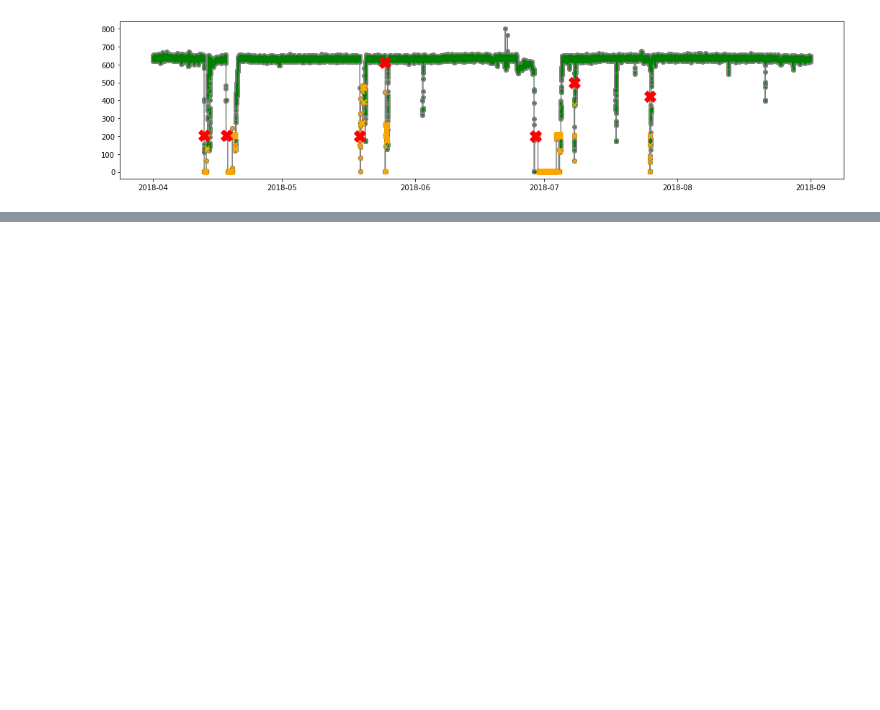
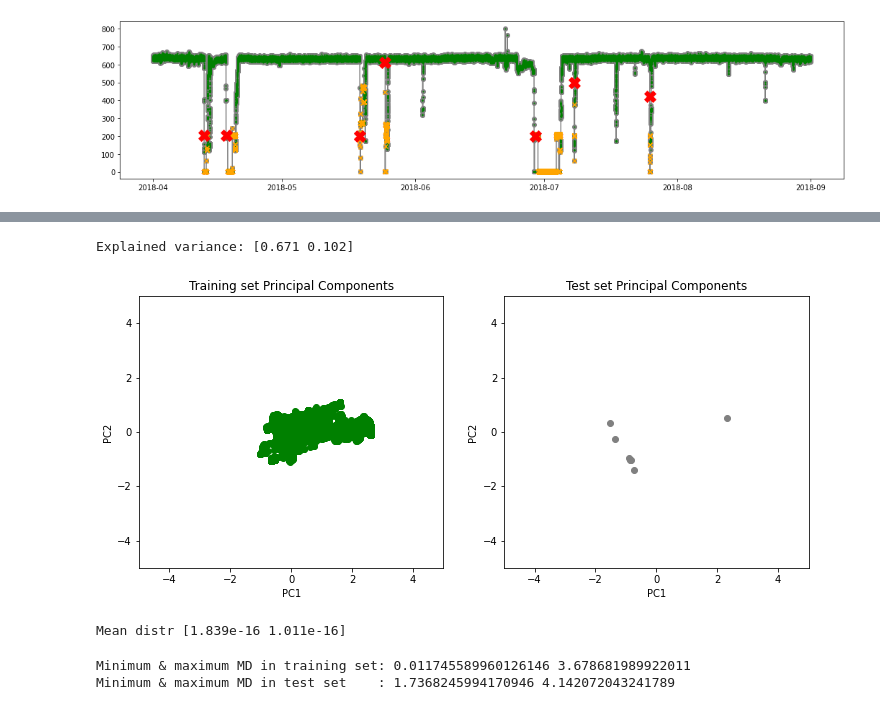
Before and after one commit to 3minuterecord/predictiveMaintenancePortfolio, a Jupyter notebook: Pump Sensor Data.ipynb, the cells around one changed output, grey strips where cells are left out. Saved outputs shown, nothing was run; the diff lists cells and outputs as text; code cells hidden in the pictures; blank space fills up the shorter version.

```diff
--- a/Pump Sensor Data.ipynb
+++ b/Pump Sensor Data.ipynb
@@ -123,0 +152,9 @@ df_scaled.describe()
+# %%
+# Prepare data for PCA
+df_pca = df_norm.drop(['machine_status', 'timestamp'], axis = 1)
+df_test = df_brok.drop(['machine_status', 'timestamp'], axis = 1)
+# %%
+scaler = preprocessing.MinMaxScaler()
+df_scaled = pd.DataFrame(scaler.fit_transform(df_pca), columns = df_pca.columns, index = df_pca.index)
+df_scaled_test = pd.DataFrame(scaler.fit_transform(df_test), columns = df_test.columns, index = df_test.index)
+df_scaled.describe()
@@ -124,6 +172,9 @@ df_scaled.describe()
+# %%
+df_train = df_scaled
+df_test = df_scaled_test
 # %%
 # Define the PCA model (all compoments)
-n_comps = 5 # How many dimensions you want to reduce to
+n_comps = 2 # How many dimensions you want to reduce to
 pca = PCA(n_components = n_comps, svd_solver = 'full')
 
 # Compute PCA components for the training set
@@ -132,7 +183,7 @@ X_train_PCA = pd.DataFrame(X_train_PCA)
 X_train_PCA.index = df_train.index
 
 # Project the test data onto the PCA space
-X_test_PCA = pca.transform(df_test)
+X_test_PCA = pca.transform(df_scaled_test)
 X_test_PCA = pd.DataFrame(X_test_PCA)
 X_test_PCA.index = df_test.index
 
@@ -140,3 +191,55 @@ X_test_PCA.index = df_test.index
 # 3 decimal places and don't use scientific notation
 np.set_printoptions(precision = 3, suppress=True)
 print('Explained variance:', pca.explained_variance_ratio_)
+# %% [output]
+Explained variance: [0.671 0.102]
+# %%
+# Plot PC1 vs PC2 for training & test sets
+fig, axes = plt.subplots(1, 2, figsize = (12, 5))
+gs = gridspec.GridSpec(1, 2, width_ratios = [1, 1])
+
+ax0 = plt.subplot(gs[0])
+ax0.scatter(X_train_PCA.loc[:, 0], X_train_PCA.loc[:, 1], color = 'green')
+ax0.set_xlabel('PC1')
+ax0.set_ylabel('PC2')
+ax0.set_xlim(-5, 5)
+ax0.set_ylim(-5, 5)
+ax0.set_title('Training set Principal Components')
+
+ax1 = plt.subplot(gs[1])
+ax1.scatter(X_test_PCA.loc[:, 0], X_test_PCA.loc[:, 1], color = 'grey')
+ax1.set_xlabel('PC1')
+ax1.set_ylabel('PC2')
+ax1.set_xlim(-5, 5)
+ax1.set_ylim(-5, 5)
+ax1.set_title('Test set Principal Components')
+
+plt.show()
+# %% [output]
+[figure, added]
+# %%
+# Move on to calculate Mahalanobis Distance
+# This is a multivatiate distance from centroid calculation that
+# can be useful for unsupervised anomaly detection
+data_train = np.array(X_train_PCA.values)
+data_test = np.array(X_test_PCA.values)
+
+cov_matrix = np.cov(data_train, rowvar = False)
+inv_cov_matrix = np.linalg.inv(cov_matrix)
+
+# Mean of each column: PC1, PC2 (it should be very close to zero)
+mean_distr = data_train.mean(axis = 0) # axis=0 means that average is computed per column
+np.set_printoptions(precision = 3, suppress = False)
+print('Mean distr', mean_distr)
+# %% [output]
+Mean distr [1.839e-16 1.011e-16]
+# %%
+# Mahalanobis Distance calculation
+dist_test = pdm.MahalanobisDist(inv_cov_matrix, mean_distr, data_test, verbose=False)
+dist_train = pdm.MahalanobisDist(inv_cov_matrix, mean_distr, data_train, verbose=False)
+
+print("Minimum & maximum MD in training set:", min(dist_train), max(dist_train))
+print("Minimum & maximum MD in test set    :", min(dist_test), max(dist_test))
+# %% [output]
+Minimum & maximum MD in training set: 0.011745589960126146 3.678681989922011
+Minimum & maximum MD in test set    : 1.7368245994170946 4.142072043241789
```
Also changed, not shown: parts of 35 cells of this notebook, 1 other file.
